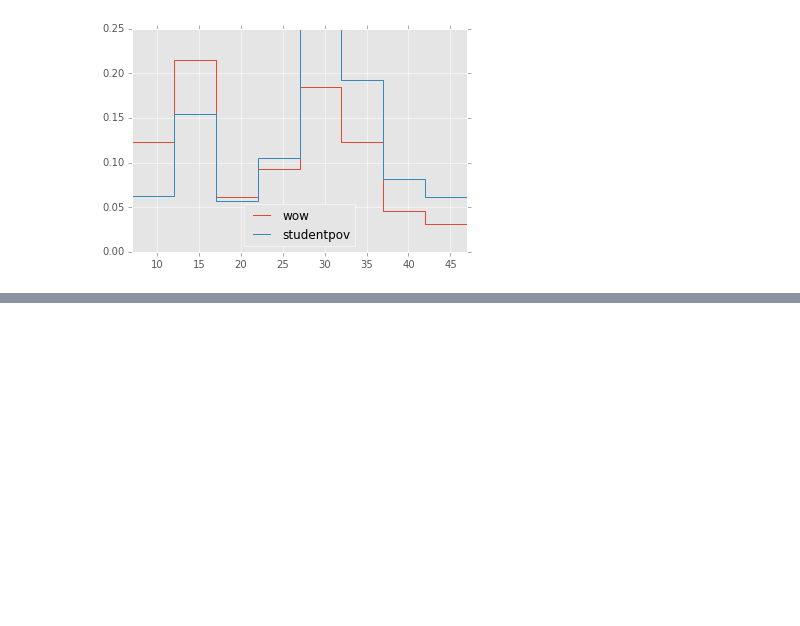
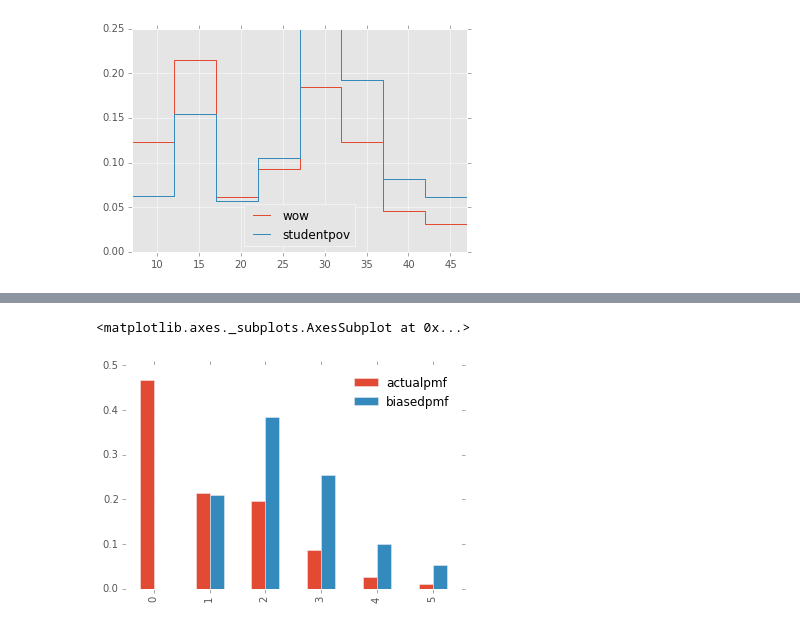
Before and after one commit to doolingdavid/ThinkStats2, a Jupyter notebook: code/notes.ipynb, the cells around one changed output, grey strips where cells are left out. Drawn from its saved outputs; the diff is of its cells as text; code cells hidden in the pictures; blank space fills up the shorter version.

```diff
--- a/code/notes.ipynb
+++ b/code/notes.ipynb
@@ -985,0 +1123,2 @@ dfstoopid[['wow','studentpov']].plot(drawstyle='steps')
+# %%
+newresp['actualwow'] = newresp['number']*newresp['actualpmf']
@@ -985,0 +1131,6 @@ dfstoopid[['wow','studentpov']].plot(drawstyle='steps')
+# %%
+newresp['biased'] = newresp['number']*newresp['actualpmf']
+# %%
+newresp['biasedpmf'] = newresp['biased']/newresp['biased'].sum()
+# %%
+newresp['biasedwow'] = newresp['number']*newresp['biasedpmf']
@@ -985,0 +1153,5 @@ dfstoopid[['wow','studentpov']].plot(drawstyle='steps')
+# %%
+newresp[['actualpmf','biasedpmf']].plot(kind='bar')
+# %% [output]
+<matplotlib.axes._subplots.AxesSubplot at 0x...>
+[figure, added]
```
Also changed, not shown: parts of 43 cells of this notebook, 1 other file.
